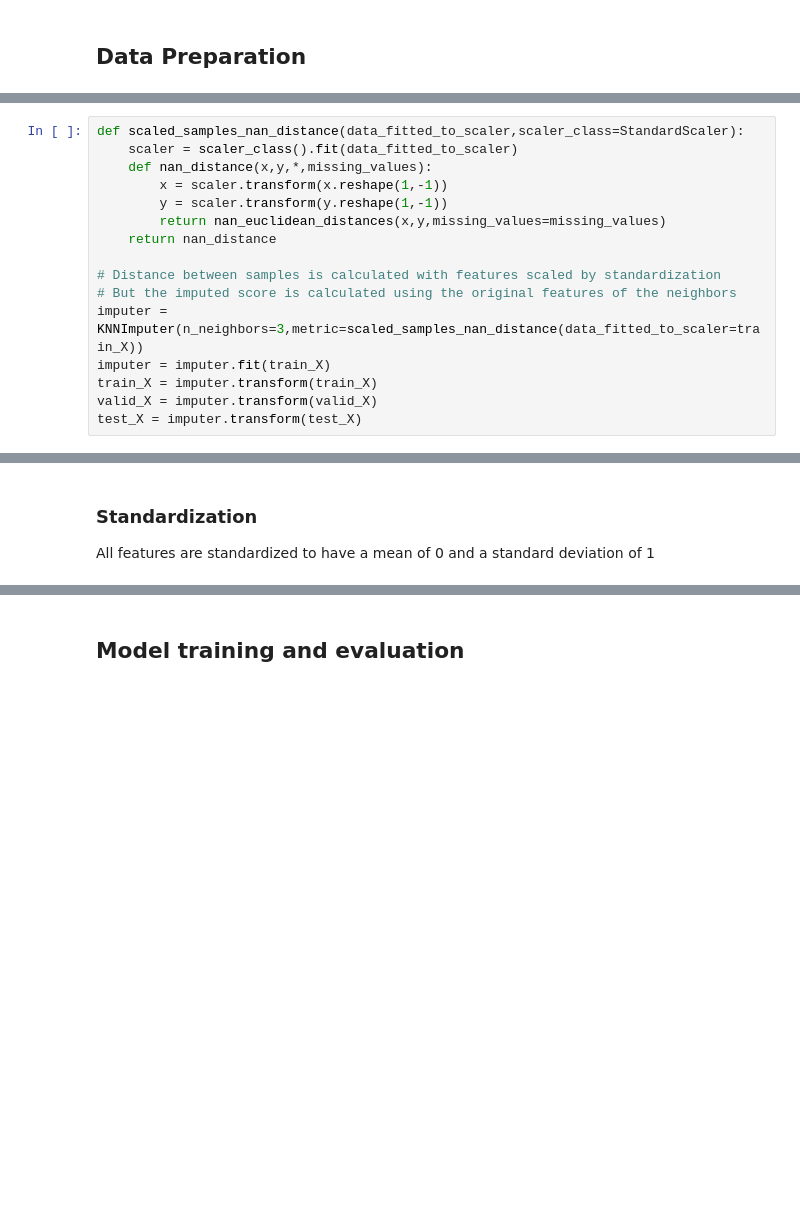
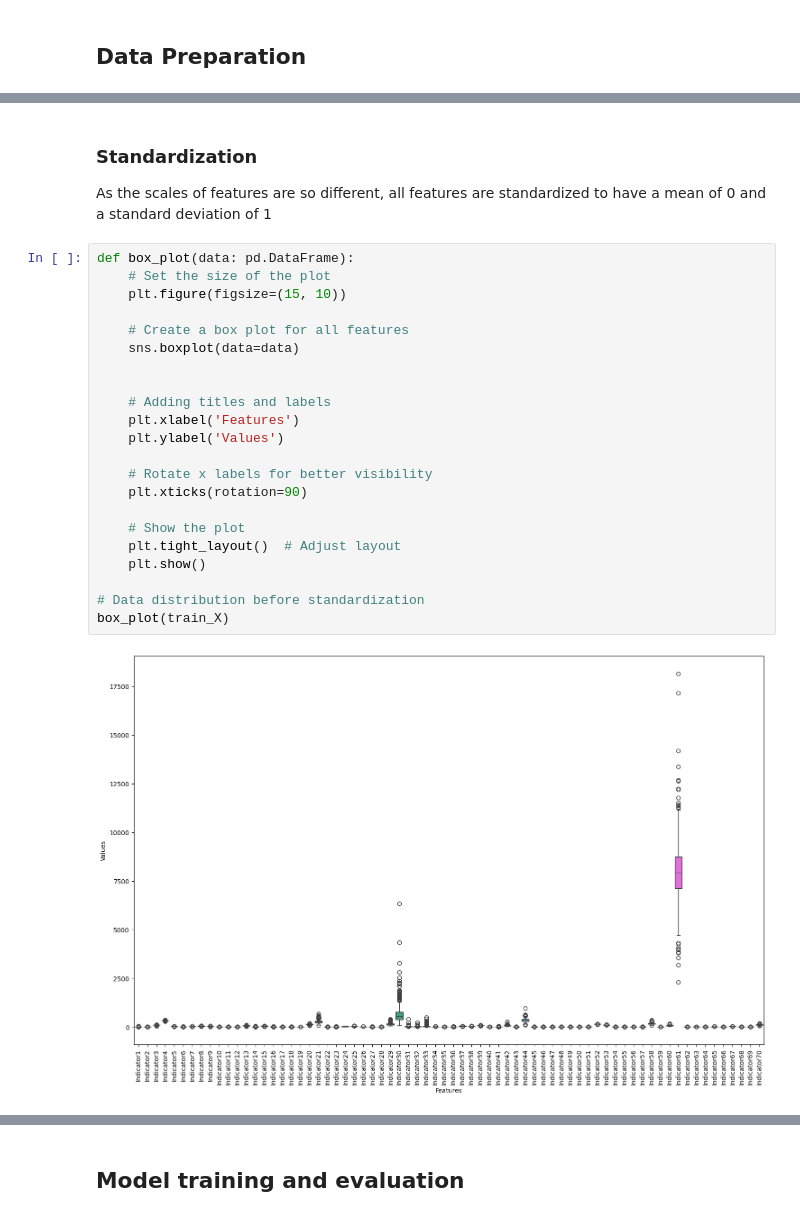
Before and after one commit to brian546/AI-For-Healthcare, a Jupyter notebook: code.ipynb, the cells around one changed output, grey strips where cells are left out. Cells and saved outputs as stored; diff of their text form; blank space fills up the shorter version.

```diff
--- a/code.ipynb
+++ b/code.ipynb
@@ -165,16 +137,0 @@ Each sample’s missing values are imputed using the mean value from 3 nearest n
-# %%
-def scaled_samples_nan_distance(data_fitted_to_scaler,scaler_class=StandardScaler):
-    scaler = scaler_class().fit(data_fitted_to_scaler)
-    def nan_distance(x,y,*,missing_values):
-        x = scaler.transform(x.reshape(1,-1))
-        y = scaler.transform(y.reshape(1,-1))
-        return nan_euclidean_distances(x,y,missing_values=missing_values)
-    return nan_distance
-
-# Distance between samples is calculated with features scaled by standardization
-# But the imputed score is calculated using the original features of the neighbors
-imputer = KNNImputer(n_neighbors=3,metric=scaled_samples_nan_distance(data_fitted_to_scaler=train_X))
-imputer = imputer.fit(train_X)
-train_X = imputer.transform(train_X)
-valid_X = imputer.transform(valid_X)
-test_X = imputer.transform(test_X)
@@ -181,5 +164,29 @@ test_X = imputer.transform(test_X)
 # %% [markdown]
 ### **Standardization**
 
-All features are standardized to have a mean of 0 and a standard deviation of 1
+As the scales of features are so different, all features are standardized to have a mean of 0 and a standard deviation of 1
+# %%
+def box_plot(data: pd.DataFrame):
+    # Set the size of the plot
+    plt.figure(figsize=(15, 10))
+
+    # Create a box plot for all features
+    sns.boxplot(data=data)
+
+
+    # Adding titles and labels
+    plt.xlabel('Features')
+    plt.ylabel('Values')
+
+    # Rotate x labels for better visibility
+    plt.xticks(rotation=90)
+
+    # Show the plot
+    plt.tight_layout()  # Adjust layout
+    plt.show()
+
+# Data distribution before standardization
+box_plot(train_X)
+# %% [output]
+[figure, added]
 # %%
```
Also changed, not shown: parts of 35 cells of this notebook.
